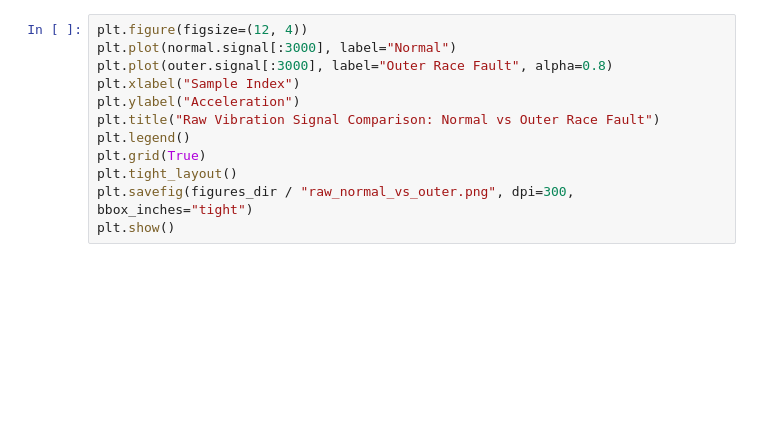
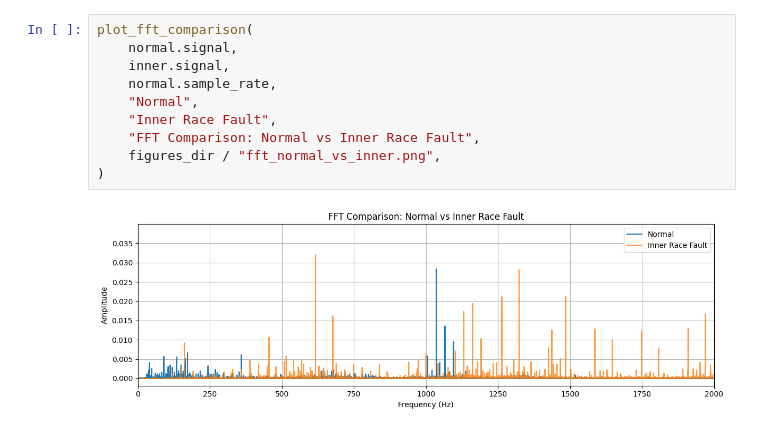
Before and after one commit to ThomasBainbridge/bearing-condition-monitor, a Jupyter notebook: notebooks/01_dataset_exploration.ipynb, the cells around one changed output. Cells and saved outputs as stored; diff of their text form; blank space fills up the shorter version.

```diff
--- a/notebooks/01_dataset_exploration.ipynb
+++ b/notebooks/01_dataset_exploration.ipynb
@@ -60,13 +97,13 @@ plt.show()
 # %%
-plt.figure(figsize=(12, 4))
-plt.plot(normal.signal[:3000], label="Normal")
-plt.plot(outer.signal[:3000], label="Outer Race Fault", alpha=0.8)
-plt.xlabel("Sample Index")
-plt.ylabel("Acceleration")
-plt.title("Raw Vibration Signal Comparison: Normal vs Outer Race Fault")
-plt.legend()
-plt.grid(True)
-plt.tight_layout()
-plt.savefig(figures_dir / "raw_normal_vs_outer.png", dpi=300, bbox_inches="tight")
-plt.show()
+plot_fft_comparison(
+    normal.signal,
+    inner.signal,
+    normal.sample_rate,
+    "Normal",
+    "Inner Race Fault",
+    "FFT Comparison: Normal vs Inner Race Fault",
+    figures_dir / "fft_normal_vs_inner.png",
+)
+# %% [output]
+[figure, added]
 # %%
```
Also changed, not shown: parts of 20 cells of this notebook, 2 other files.
